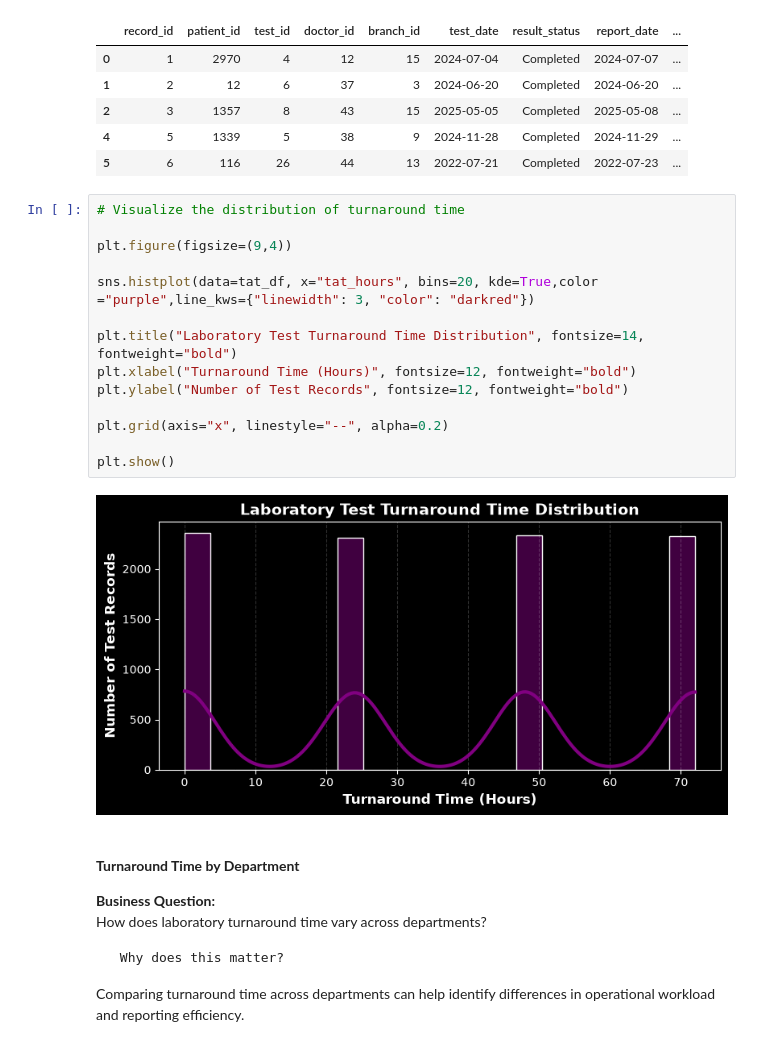
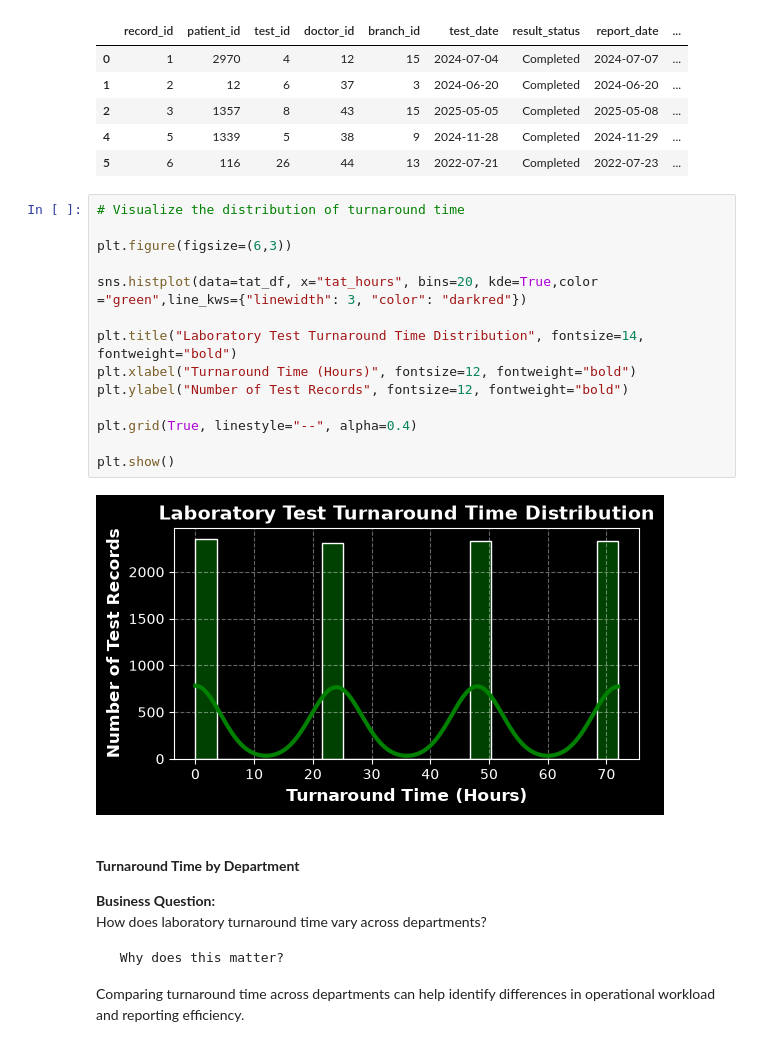
Before and after one commit to shresthamajumdar08-sudo/python-lab-analysis, a Jupyter notebook: Python Analysis/Pathology_Lab_Analysis.ipynb, the cells around one changed output. Saved outputs shown, nothing was run; the diff lists cells and outputs as text.

```diff
--- a/Python Analysis/Pathology_Lab_Analysis.ipynb
+++ b/Python Analysis/Pathology_Lab_Analysis.ipynb
@@ -905,19 +905,19 @@ tat_df.head(5)
 # %%
 # Visualize the distribution of turnaround time
 
-plt.figure(figsize=(9,4))
+plt.figure(figsize=(6,3))
 
-sns.histplot(data=tat_df, x="tat_hours", bins=20, kde=True,color ="purple",line_kws={"linewidth": 3, "color": "darkred"})
+sns.histplot(data=tat_df, x="tat_hours", bins=20, kde=True,color ="green",line_kws={"linewidth": 3, "color": "darkred"})
 
 plt.title("Laboratory Test Turnaround Time Distribution", fontsize=14, fontweight="bold")
 plt.xlabel("Turnaround Time (Hours)", fontsize=12, fontweight="bold")
 plt.ylabel("Number of Test Records", fontsize=12, fontweight="bold")
 
-plt.grid(axis="x", linestyle="--", alpha=0.2)
+plt.grid(True, linestyle="--", alpha=0.4)
 
 plt.show()
 # %% [output]
-[figure, old version]
+[figure, new version]
 # %% [markdown]
 #### **Turnaround Time by Department**
 
```
Also changed, not shown: parts of 1 cell of this notebook.
